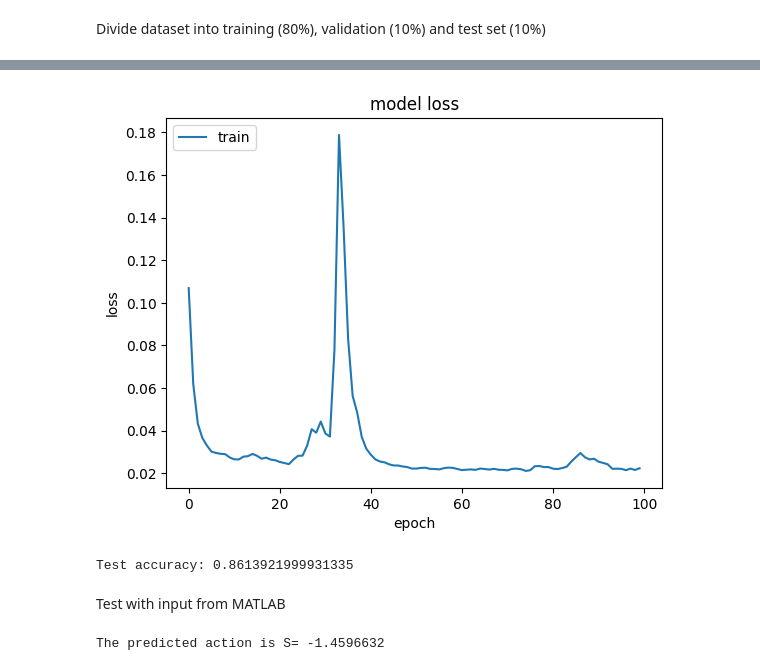
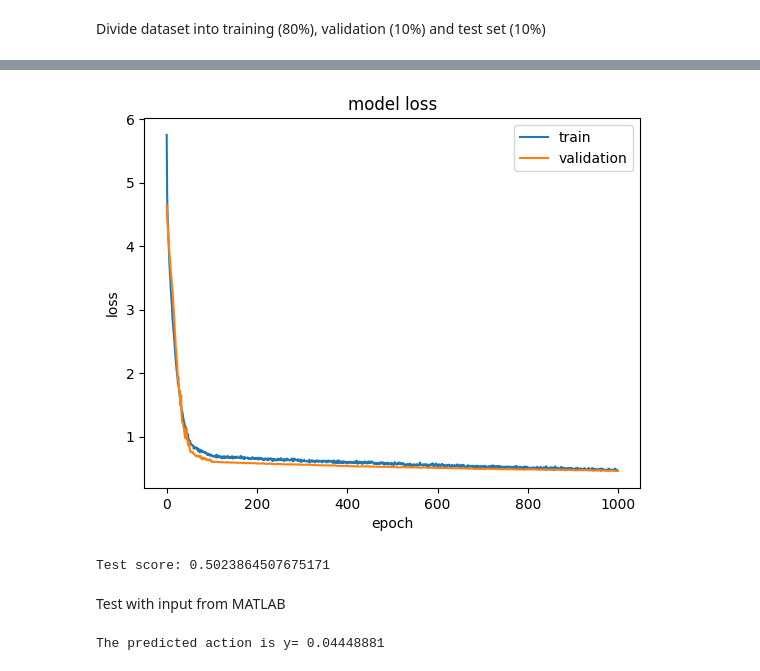
Before and after one commit to cu2mauro/NN_matlab_bubble, a Jupyter notebook: ColabCNN.ipynb, the cells around one changed output, grey strips where cells are left out. Saved outputs shown, nothing was run; the diff lists cells and outputs as text; code cells hidden in the pictures.

```diff
--- a/ColabCNN.ipynb
+++ b/ColabCNN.ipynb
@@ -90,0 +110,20 @@ model.summary()
+# %%
+model=model_cnn
+model.summary()
+
+def lr_schedule(epoch):
+    lr = 1e-3
+    if epoch > 50:
+        lr *= 0.1
+    if epoch > 100:
+        lr *= 0.1
+    return lr
+
+lr_scheduler = keras.callbacks.LearningRateScheduler(lr_schedule)
+early_stopping = keras.callbacks.EarlyStopping(monitor='val_loss',
+                                               patience=50,
+                                               restore_best_weights=True)
+
+model.compile(loss='mean_squared_error',
+              optimizer=keras.optimizers.Adam(learning_rate=lr_schedule(0)),
+              metrics=['mean_absolute_error'])
@@ -91,10 +148,8 @@ model.summary()
 # %%
-model.compile(loss=keras.losses.MeanSquaredError(),
-              optimizer=keras.optimizers.Adam(learning_rate=0.005))
-
-cnn_history = model.fit(X_train, y_train,
+nn_history = model.fit(X_train, y_train,
                         batch_size=128,
-                        epochs=100,
+                        epochs=1000,
                         verbose=1,
-                        validation_data=(X_val, y_val))
+                        validation_data=(X_val, y_val),
+                        callbacks=[lr_scheduler, early_stopping])
 # %% [output]
@@ -118,17 +173,18 @@ Epoch 100/100
 # %%
-plt.plot(cnn_history.history['loss'])
+plt.plot(nn_history.history['loss'])
+plt.plot(nn_history.history['val_loss'])
 plt.title('model loss')
 plt.ylabel('loss')
 plt.xlabel('epoch')
-plt.legend(['train'], loc='upper left')
+plt.legend(['train','validation'], loc='upper right')
 plt.show()
 # %% [output]
-[figure, old version]
+[figure, new version]
 # %%
 score = model.evaluate(X_test, y_test, verbose=0)
-print('Test accuracy:', score)
+print('Test score:', score[0])
 # %% [output]
-Test accuracy: 0.8613921999931335
+Test score: 0.5023864507675171
 # %% [markdown]
 Test with input from MATLAB
 # %%
@@ -137,6 +193,6 @@ Xn=np.array([[  0.,0.155291427061512, 0.300000000000000, 0.424264068711929, 0.51
 Xn=np.expand_dims(Xn, axis=2)
 Xn=np.expand_dims(Xn, axis=0)
 # %%
-print('The predicted action is S=',np.tan(model.predict(Xn,verbose=0))[0][0])
+print('The predicted action is y=',np.tan(model.predict(Xn,verbose=0))[0][0])
 # %% [output]
-The predicted action is S= -1.4596632
+The predicted action is y= 0.04448881
```
Also changed, not shown: parts of 21 cells of this notebook.
